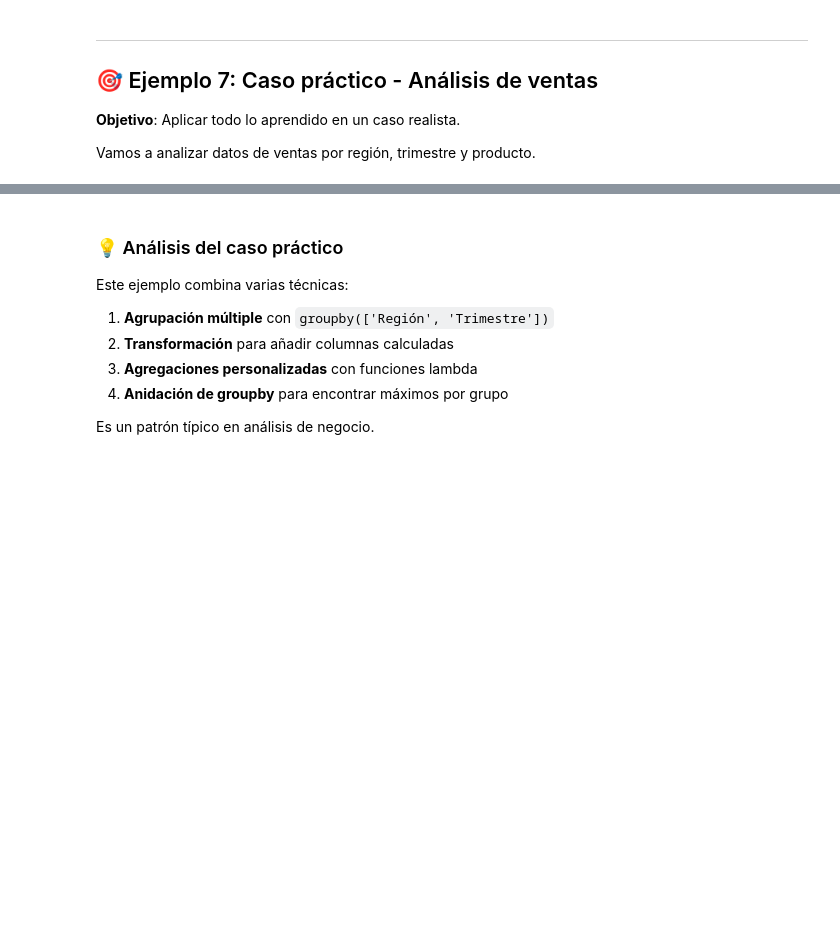
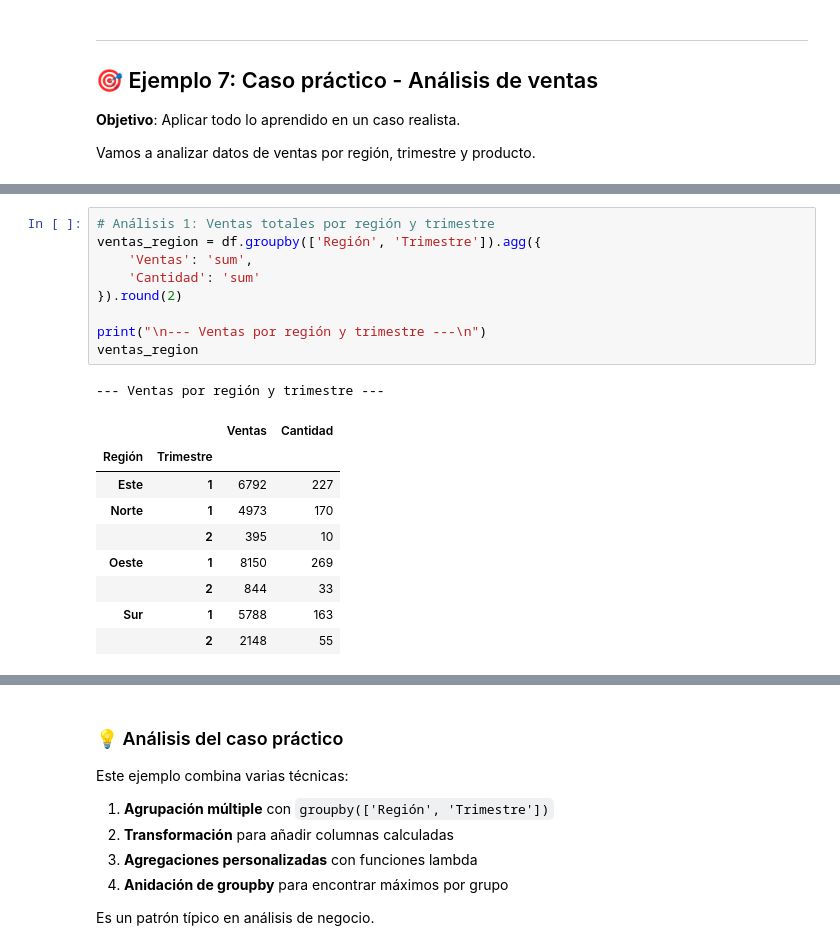
Before and after one commit to financieras/big_data, a Jupyter notebook: python/groupby.ipynb, the cells around one changed output, grey strips where cells are left out. Cells and saved outputs as stored; diff of their text form; blank space fills up the shorter version.

```diff
--- a/python/groupby.ipynb
+++ b/python/groupby.ipynb
@@ -543,0 +519,20 @@ Sur              Teléfono
+# %%
+# Análisis 1: Ventas totales por región y trimestre
+ventas_region = df.groupby(['Región', 'Trimestre']).agg({
+    'Ventas': 'sum',
+    'Cantidad': 'sum'
+}).round(2)
+
+print("\n--- Ventas por región y trimestre ---\n")
+ventas_region
+# %% [output]
+--- Ventas por región y trimestre ---
+|  |  | Ventas | Cantidad |
+| Región | Trimestre |  |  |
+| Este | 1 | 6792 | 227 |
+| Norte | 1 | 4973 | 170 |
+|  | 2 | 395 | 10 |
+| Oeste | 1 | 8150 | 269 |
+|  | 2 | 844 | 33 |
+| Sur | 1 | 5788 | 163 |
+|  | 2 | 2148 | 55 |
```
Also changed, not shown: parts of 40 cells of this notebook.
